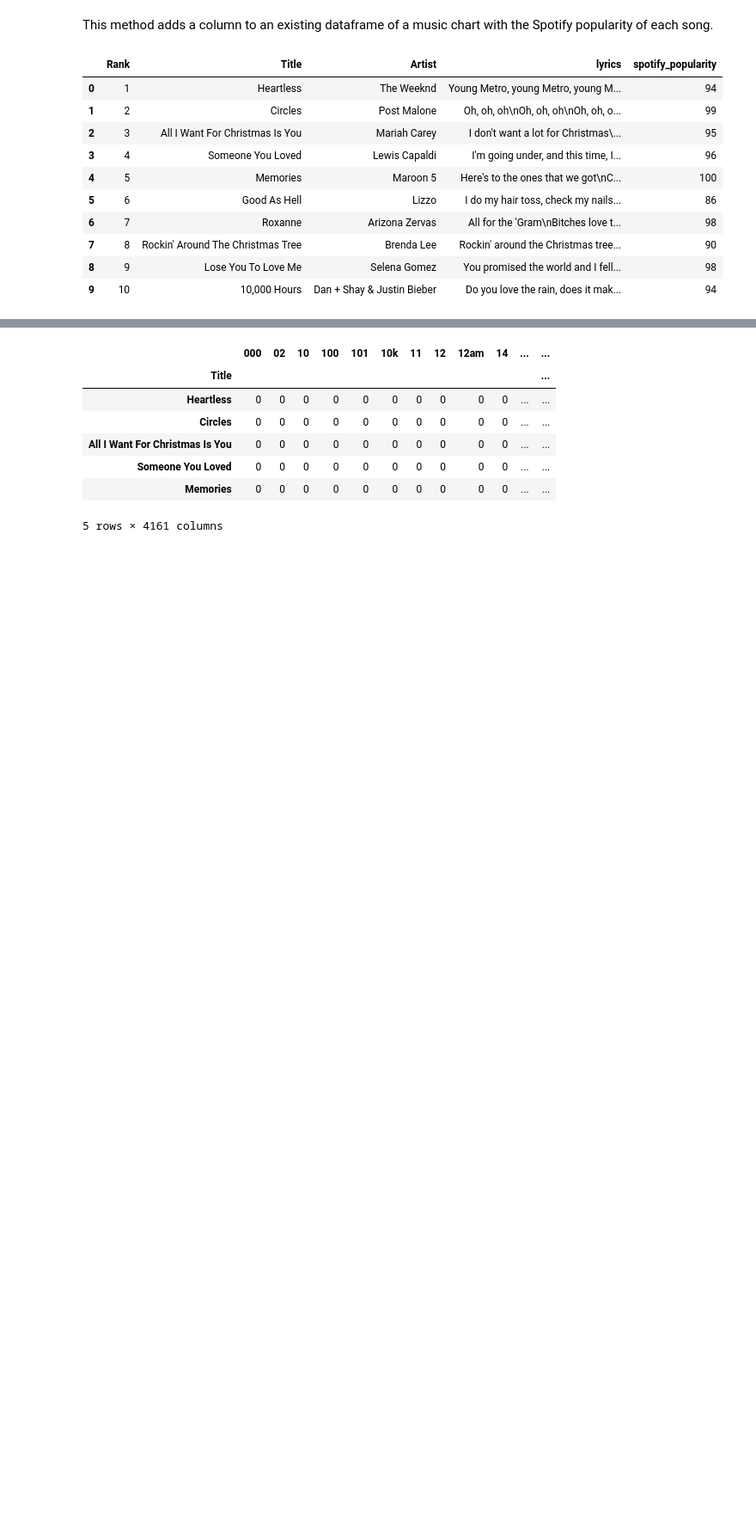
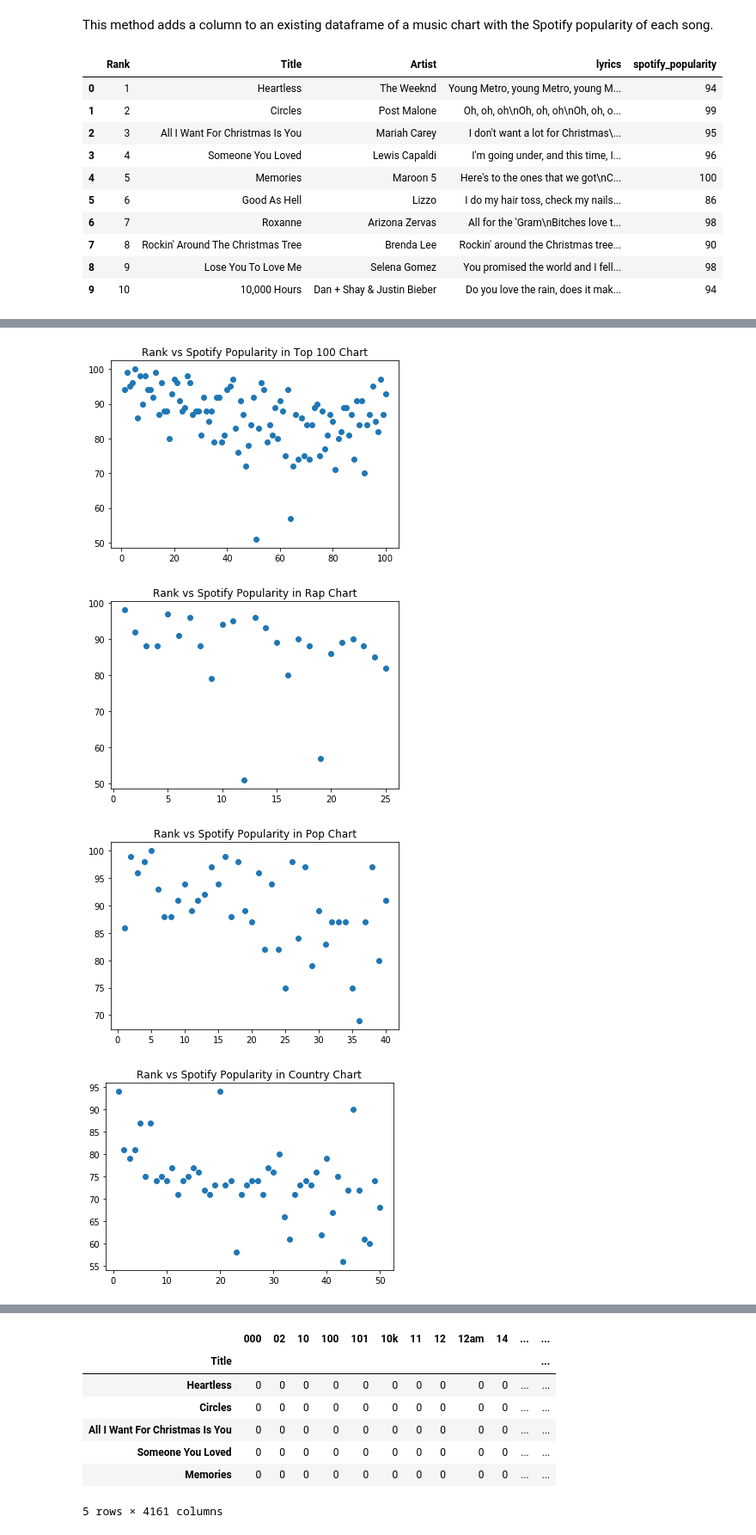
Before and after one commit to suttonr75/320FinalFall2019, a Jupyter notebook: FinalProject.ipynb, the cells around one changed output, grey strips where cells are left out. Shown: that part at 86% size. Cells and saved outputs as stored; diff of their text form; code cells hidden in the pictures; blank space fills up the shorter version.

```diff
--- a/FinalProject.ipynb
+++ b/FinalProject.ipynb
@@ -149,0 +165,25 @@ plt.show(sns.scatterplot(x='Rank', y='spotify_popularity', data=rock))
+# %%
+plt.scatter('Rank', 'spotify_popularity', data=top100)
+plt.title('Rank vs Spotify Popularity in Top 100 Chart')
+plt.show()
+
+plt.scatter('Rank', 'spotify_popularity', data=rap)
+plt.title("Rank vs Spotify Popularity in Rap Chart")
+plt.show()
+
+plt.scatter('Rank', 'spotify_popularity', data=pop)
+plt.title("Rank vs Spotify Popularity in Pop Chart")
+plt.show()
+
+plt.scatter('Rank', 'spotify_popularity', data=country)
+plt.title("Rank vs Spotify Popularity in Country Chart")
+plt.show()
+
+plt.scatter('Rank', 'spotify_popularity', data=rock)
+plt.title("Rank vs Spotify Popularity in Rock Chart")
+plt.show()
+# %% [output]
+[figure, added]
+[figure, added]
+[figure, added]
+[figure, added]
```
Also changed, not shown: parts of 14 cells of this notebook.
